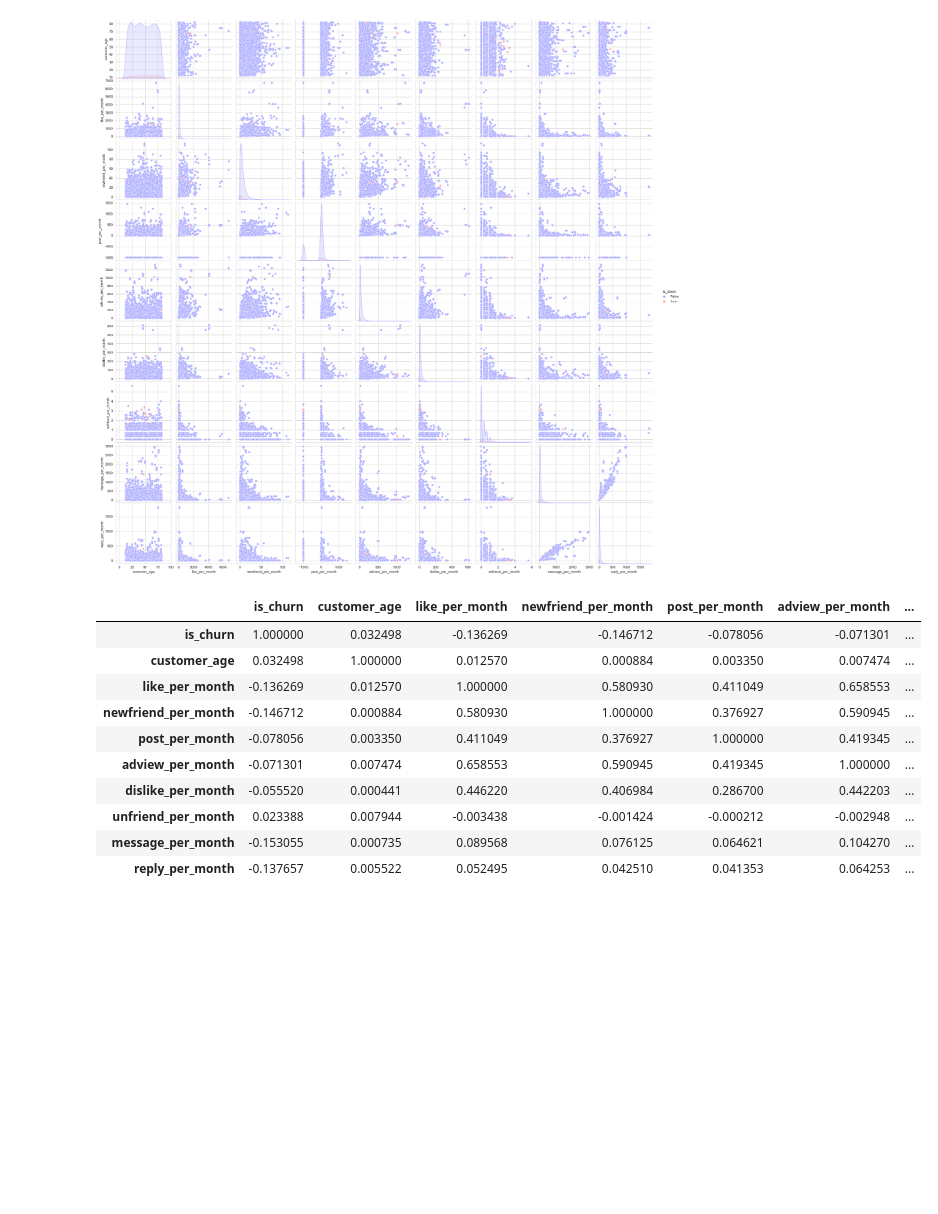
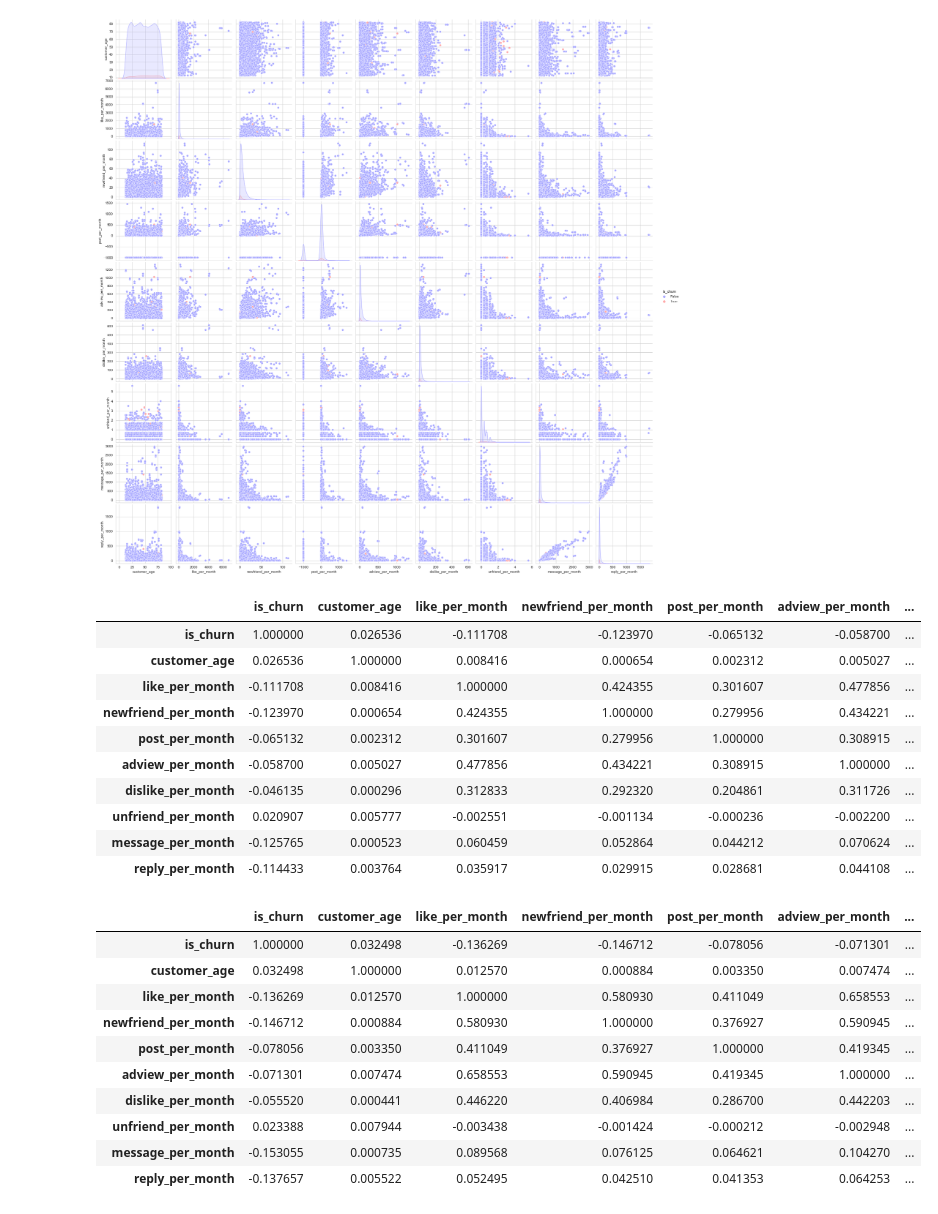
Before and after one commit to IrinaMax/Study_1, a Jupyter notebook: MIGO_work.ipynb, the cells around one changed output. Saved outputs shown, nothing was run; the diff lists cells and outputs as text; code cells hidden in the pictures; blank space fills up the shorter version.

```diff
--- a/MIGO_work.ipynb
+++ b/MIGO_work.ipynb
@@ -123,3 +132,17 @@ from sklearn.model_selection import train_test_split
+# %%
+df.corr(method ='kendall')
+# %% [output]
+|  | is_churn | customer_age | like_per_month | newfriend_per_month | post_per_month | adview_per_month | ... |
+| is_churn | 1.000000 | 0.026536 | -0.111708 | -0.123970 | -0.065132 | -0.058700 | ... |
+| customer_age | 0.026536 | 1.000000 | 0.008416 | 0.000654 | 0.002312 | 0.005027 | ... |
+| like_per_month | -0.111708 | 0.008416 | 1.000000 | 0.424355 | 0.301607 | 0.477856 | ... |
+| newfriend_per_month | -0.123970 | 0.000654 | 0.424355 | 1.000000 | 0.279956 | 0.434221 | ... |
+| post_per_month | -0.065132 | 0.002312 | 0.301607 | 0.279956 | 1.000000 | 0.308915 | ... |
+| adview_per_month | -0.058700 | 0.005027 | 0.477856 | 0.434221 | 0.308915 | 1.000000 | ... |
+| dislike_per_month | -0.046135 | 0.000296 | 0.312833 | 0.292320 | 0.204861 | 0.311726 | ... |
+| unfriend_per_month | 0.020907 | 0.005777 | -0.002551 | -0.001134 | -0.000236 | -0.002200 | ... |
+| message_per_month | -0.125765 | 0.000523 | 0.060459 | 0.052864 | 0.044212 | 0.070624 | ... |
+| reply_per_month | -0.114433 | 0.003764 | 0.035917 | 0.029915 | 0.028681 | 0.044108 | ... |
 # %%
 df.corr(method ='spearman') # rank correlation
 # %% [output]
```
Also changed, not shown: parts of 16 cells of this notebook.
